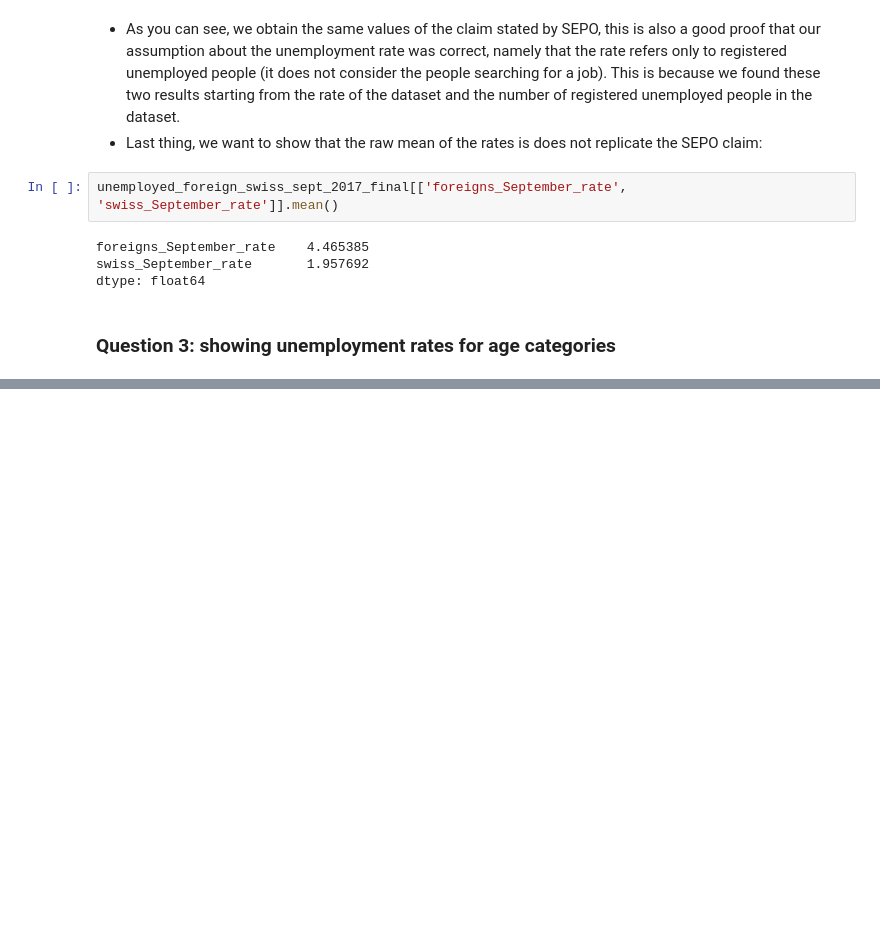
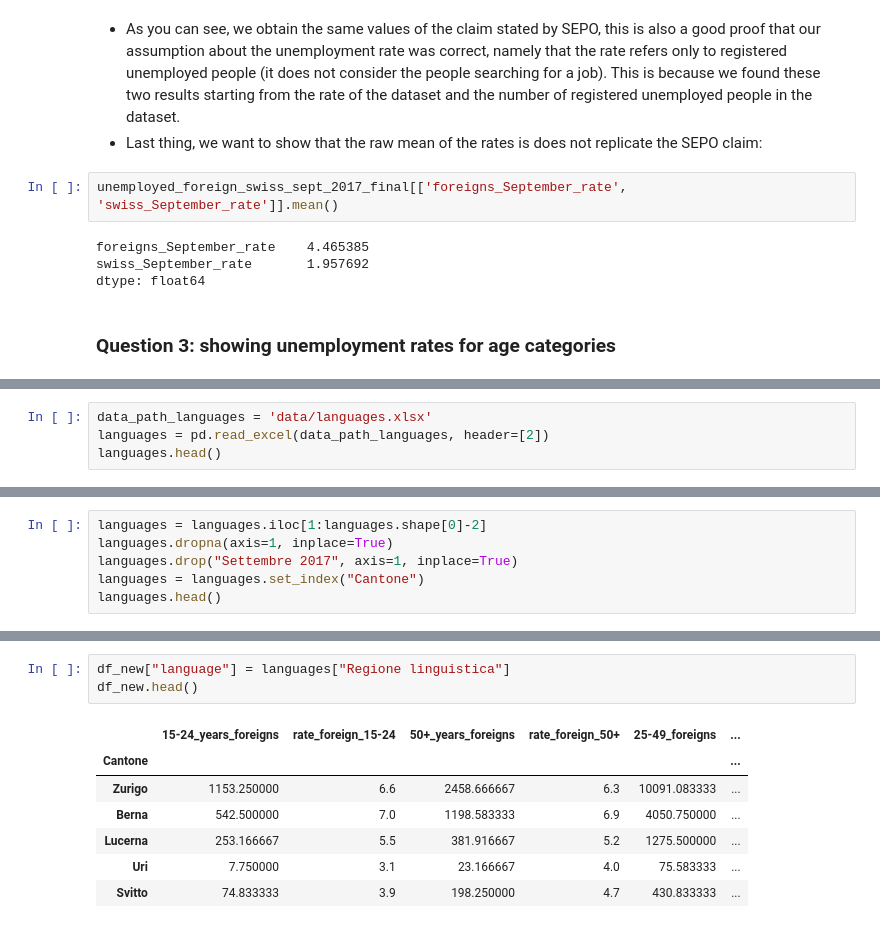
Before and after one commit to christian-5-28/ADA-Sciuto-Smith-Tarantino, a Jupyter notebook: 03 - Interactive Viz/interactive_viz.ipynb, the cells around one changed output, grey strips where cells are left out. Drawn from its saved outputs; the diff is of its cells as text; blank space fills up the shorter version.

```diff
--- a/03 - Interactive Viz/interactive_viz.ipynb
+++ b/03 - Interactive Viz/interactive_viz.ipynb
@@ -992,0 +978,4 @@ plt.show()
+# %%
+data_path_languages = 'data/languages.xlsx'
+languages = pd.read_excel(data_path_languages, header=[2])
+languages.head()
@@ -992,0 +989,6 @@ plt.show()
+# %%
+languages = languages.iloc[1:languages.shape[0]-2]
+languages.dropna(axis=1, inplace=True)
+languages.drop("Settembre 2017", axis=1, inplace=True)
+languages = languages.set_index("Cantone")
+languages.head()
@@ -992,0 +1003,11 @@ plt.show()
+# %%
+df_new["language"] = languages["Regione linguistica"]
+df_new.head()
+# %% [output]
+|  | 15-24_years_foreigns | rate_foreign_15-24 | 50+_years_foreigns | rate_foreign_50+ | 25-49_foreigns | ... |
+| Cantone |  |  |  |  |  | ... |
+| Zurigo | 1153.250000 | 6.6 | 2458.666667 | 6.3 | 10091.083333 | ... |
+| Berna | 542.500000 | 7.0 | 1198.583333 | 6.9 | 4050.750000 | ... |
+| Lucerna | 253.166667 | 5.5 | 381.916667 | 5.2 | 1275.500000 | ... |
+| Uri | 7.750000 | 3.1 | 23.166667 | 4.0 | 75.583333 | ... |
+| Svitto | 74.833333 | 3.9 | 198.250000 | 4.7 | 430.833333 | ... |
```
Also changed, not shown: parts of 10 cells of this notebook, 3 other files.
